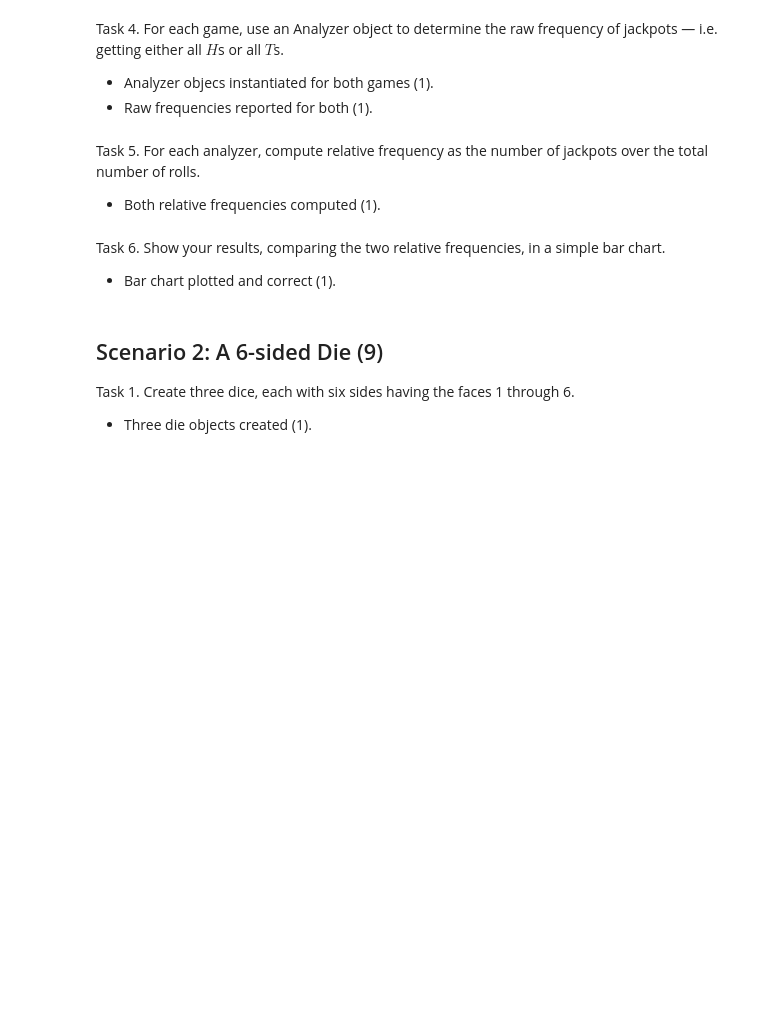
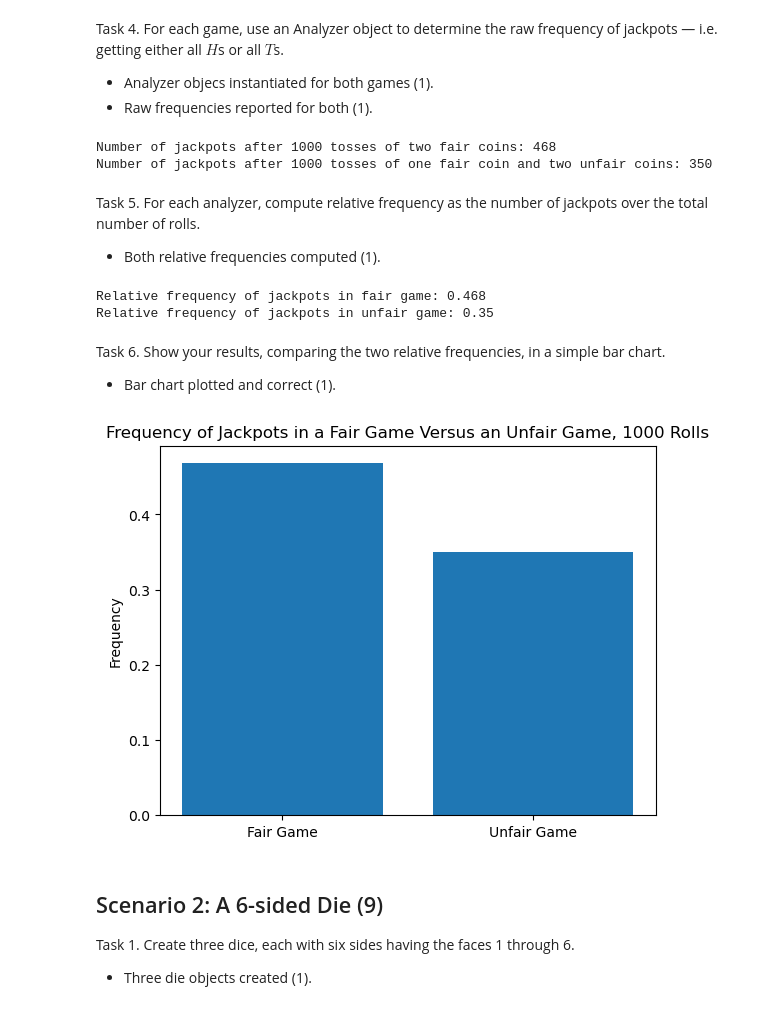
Before and after one commit to jackburke12/ds5100_final_project, a Jupyter notebook: DS5100_Final_Project_jpb2uj.ipynb, the cells around one changed output. Cells and saved outputs as stored; diff of their text form; code cells hidden in the pictures; blank space fills up the shorter version.

```diff
--- a/DS5100_Final_Project_jpb2uj.ipynb
+++ b/DS5100_Final_Project_jpb2uj.ipynb
@@ -501,28 +510,69 @@ Task 1. Create a fair coin (with faces $H$ and $T$) and one unfair coin in which
 
 - Fair coin created (1).
 - Unfair coin created with weight as specified (1).
+# %%
+from monte_carlo import Die, Game, Analyzer
+import numpy as np
+
+fair_coin = Die(np.array(['H','T']))
+
+unfair_coin = Die(np.array(['H','T']))
+unfair_coin.change_face_weight('H',5)
 # %% [markdown]
 Task 2. Play a game of $1000$ flips with two fair dice.
 
 - Play method called correclty and without error (1).
+# %%
+fair_game = Game([fair_coin,fair_coin])
+
+fair_game.play(1000)
 # %% [markdown]
 Task 3. Play another game (using a new Game object) of $1000$ flips, this time using two unfair dice and one fair die. For the second unfair die, you can use the same die object twice in the list of dice you pass to the Game object.
 
 - New game object created (1).
 - Play method called correclty and without error (1).
+# %%
+unfair_game = Game([fair_coin, unfair_coin, unfair_coin])
+
+unfair_game.play(1000)
 # %% [markdown]
 Task 4. For each game, use an Analyzer object to determine the raw frequency of jackpots — i.e. getting either all $H$s or all $T$s.
 
 - Analyzer objecs instantiated for both games (1).
 - Raw frequencies reported for both (1).
+# %%
+fair_a = Analyzer(fair_game)
+unfair_a = Analyzer(unfair_game)
+
+print(f'Number of jackpots after 1000 tosses of two fair coins: {fair_a.jackpot()}')
+print(f'Number of jackpots after 1000 tosses of one fair coin and two unfair coins: {unfair_a.jackpot()}')
+# %% [output]
+Number of jackpots after 1000 tosses of two fair coins: 468
+Number of jackpots after 1000 tosses of one fair coin and two unfair coins: 350
 # %% [markdown]
 Task 5. For each analyzer, compute relative frequency as the number of jackpots over the total number of rolls.
 
 - Both relative frequencies computed (1).
+# %%
+print(f'Relative frequency of jackpots in fair game: {fair_a.jackpot() / 1000}')
+print(f'Relative frequency of jackpots in unfair game: {unfair_a.jackpot() / 1000}')
+# %% [output]
+Relative frequency of jackpots in fair game: 0.468
+Relative frequency of jackpots in unfair game: 0.35
 # %% [markdown]
 Task 6. Show your results, comparing the two relative frequencies, in a simple bar chart.
 
 - Bar chart plotted and correct (1).
+# %%
+import matplotlib.pyplot as plt
+
+plt.bar(['Fair Game','Unfair Game'], [fair_a.jackpot()/1000, unfair_a.jackpot()/1000])
+plt.ylabel('Frequency')
+plt.title('Frequency of Jackpots in a Fair Game Versus an Unfair Game, 1000 Rolls')
+
+plt.show()
+# %% [output]
+[figure, added]
 # %% [markdown]
 ## Scenario 2: A 6-sided Die (9)
 
```
Also changed, not shown: parts of 13 cells of this notebook.
